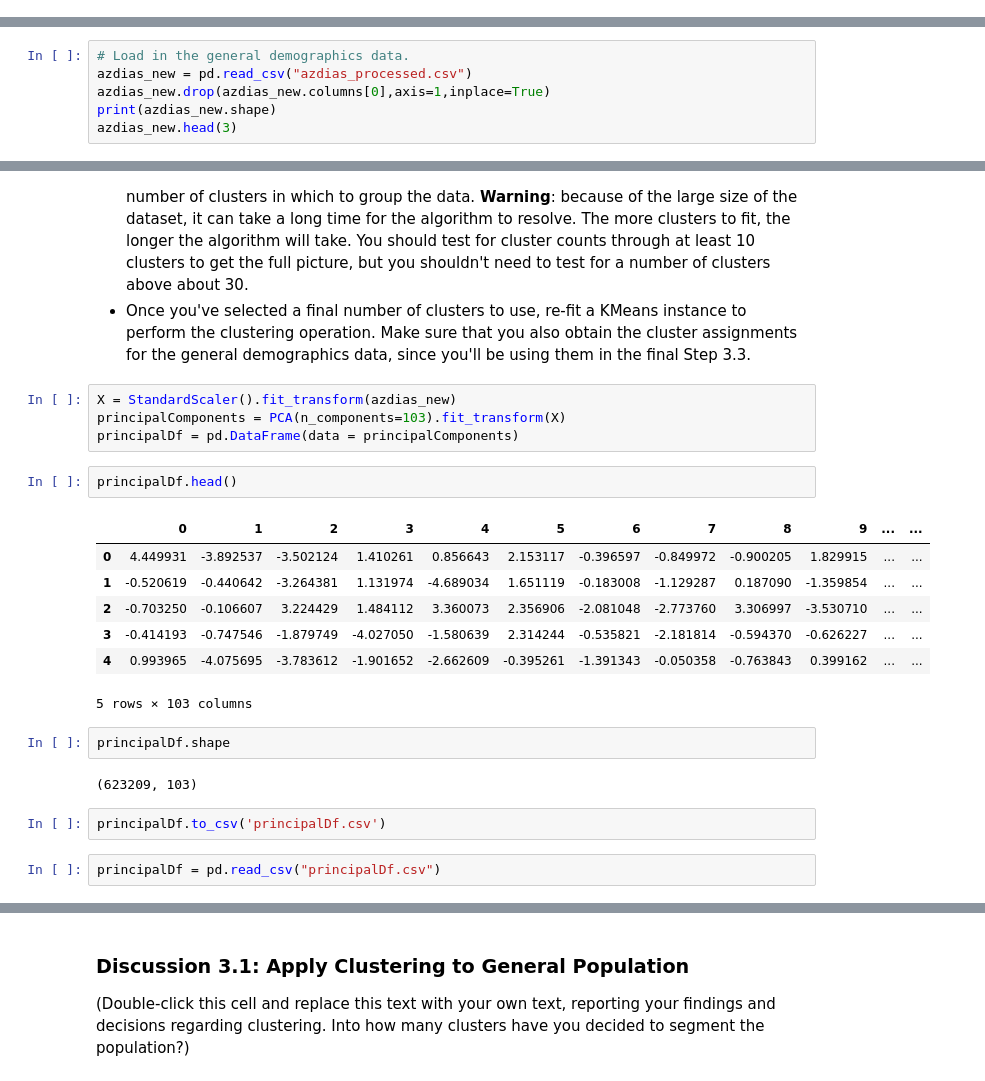
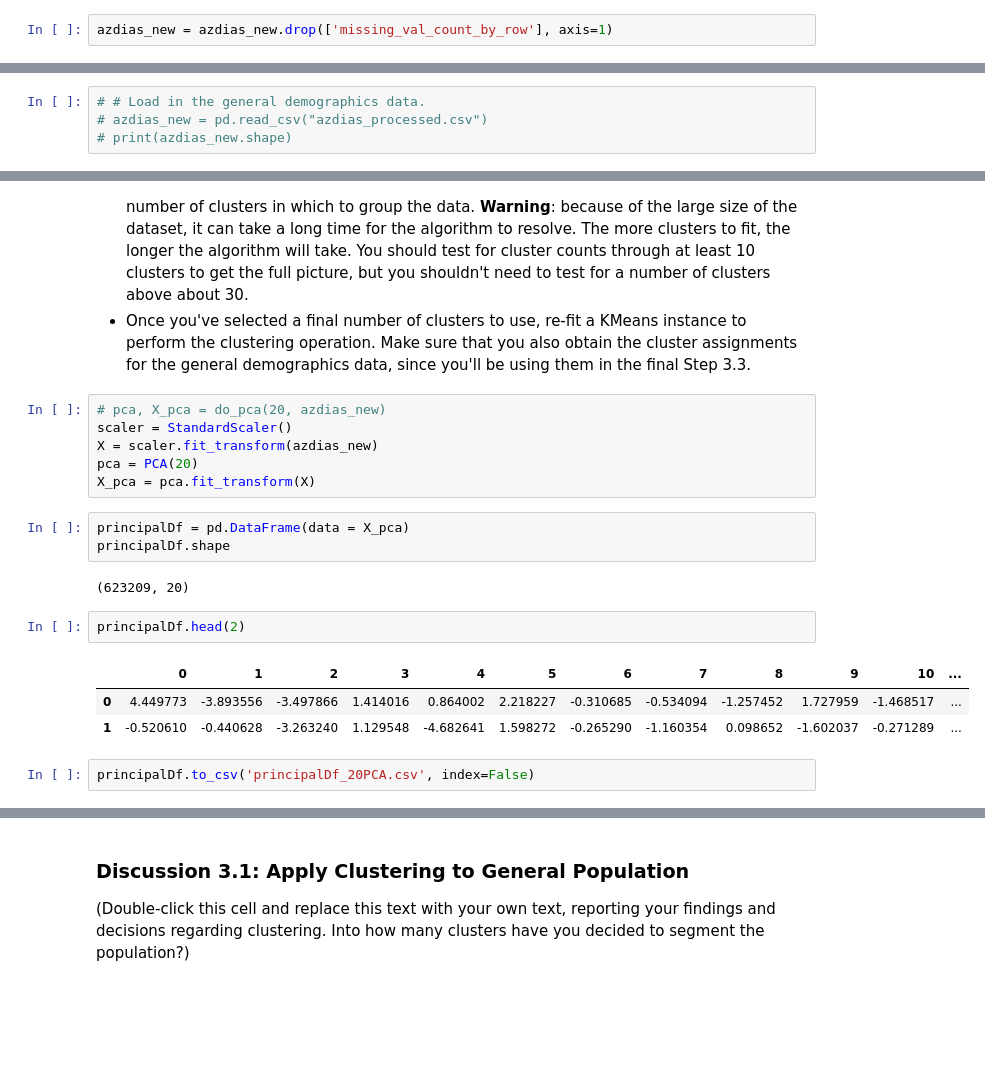
Before and after one commit to jimmyadeline/DSND_Term1, a Jupyter notebook: projects/p3_Identify Customer Segments/Identify_Customer_Segments.ipynb, the cells around one changed output, grey strips where cells are left out. Cells and saved outputs as stored; diff of their text form; blank space fills up the shorter version.

```diff
--- a/projects/p3_Identify Customer Segments/Identify_Customer_Segments.ipynb
+++ b/projects/p3_Identify Customer Segments/Identify_Customer_Segments.ipynb
@@ -594,6 +540,8 @@ def mix_eng(df):
     return df
 # %%
 azdias_new = mix_eng(azdias_new)
+# %%
+azdias_new = azdias_new.drop(['missing_val_count_by_row'], axis=1)
 # %%
 azdias_new.shape
 # %% [output]
@@ -658,8 +601,6 @@ Before we apply dimensionality reduction techniques to the data, we need to perf
 - For the actual scaling function, a [StandardScaler](http://scikit-learn.org/stable/modules/generated/sklearn.preprocessing.StandardScaler.html) instance is suggested, scaling each feature to mean 0 and standard deviation 1.
 - For these classes, you can make use of the `.fit_transform()` method to both fit a procedure to the data as well as apply the transformation to the data at the same time. Don't forget to keep the fit sklearn objects handy, since you'll be applying them to the customer demographics data towards the end of the project.
 # %%
-# Load in the general demographics data.
-azdias_new = pd.read_csv("azdias_processed.csv")
-azdias_new.drop(azdias_new.columns[0],axis=1,inplace=True)
-print(azdias_new.shape)
-azdias_new.head(3)
+# # Load in the general demographics data.
+# azdias_new = pd.read_csv("azdias_processed.csv")
+# print(azdias_new.shape)
@@ -870,25 +803,22 @@ You've assessed and cleaned the demographics data, then scaled and transformed t
 - Then, compute the average difference from each point to its assigned cluster's center. **Hint**: The KMeans object's `.score()` method might be useful here, but note that in sklearn, scores tend to be defined so that larger is better. Try applying it to a small, toy dataset, or use an internet search to help your understanding.
 - Perform the above two steps for a number of different cluster counts. You can then see how the average distance decreases with an increasing number of clusters. However, each additional cluster provides a smaller net benefit. Use this fact to select a final number of clusters in which to group the data. **Warning**: because of the large size of the dataset, it can take a long time for the algorithm to resolve. The more clusters to fit, the longer the algorithm will take. You should test for cluster counts through at least 10 clusters to get the full picture, but you shouldn't need to test for a number of clusters above about 30.
 - Once you've selected a final number of clusters to use, re-fit a KMeans instance to perform the clustering operation. Make sure that you also obtain the cluster assignments for the general demographics data, since you'll be using them in the final Step 3.3.
-# %%
-X = StandardScaler().fit_transform(azdias_new)
-principalComponents = PCA(n_components=103).fit_transform(X)
-principalDf = pd.DataFrame(data = principalComponents)
+# %%
+# pca, X_pca = do_pca(20, azdias_new)
+scaler = StandardScaler()
+X = scaler.fit_transform(azdias_new)
+pca = PCA(20)
+X_pca = pca.fit_transform(X)
+# %%
+principalDf = pd.DataFrame(data = X_pca)
+principalDf.shape
+# %% [output]
+(623209, 20)
 # %%
-principalDf.head()
+principalDf.head(2)
 # %% [output]
-|  | 0 | 1 | 2 | 3 | 4 | 5 | 6 | 7 | 8 | 9 | ... | ... |
-| 0 | 4.449931 | -3.892537 | -3.502124 | 1.410261 | 0.856643 | 2.153117 | -0.396597 | -0.849972 | -0.900205 | 1.829915 | ... | ... |
-| 1 | -0.520619 | -0.440642 | -3.264381 | 1.131974 | -4.689034 | 1.651119 | -0.183008 | -1.129287 | 0.187090 | -1.359854 | ... | ... |
-| 2 | -0.703250 | -0.106607 | 3.224429 | 1.484112 | 3.360073 | 2.356906 | -2.081048 | -2.773760 | 3.306997 | -3.530710 | ... | ... |
-| 3 | -0.414193 | -0.747546 | -1.879749 | -4.027050 | -1.580639 | 2.314244 | -0.535821 | -2.181814 | -0.594370 | -0.626227 | ... | ... |
-| 4 | 0.993965 | -4.075695 | -3.783612 | -1.901652 | -2.662609 | -0.395261 | -1.391343 | -0.050358 | -0.763843 | 0.399162 | ... | ... |
+|  | 0 | 1 | 2 | 3 | 4 | 5 | 6 | 7 | 8 | 9 | 10 | ... |
+| 0 | 4.449773 | -3.893556 | -3.497866 | 1.414016 | 0.864002 | 2.218227 | -0.310685 | -0.534094 | -1.257452 | 1.727959 | -1.468517 | ... |
+| 1 | -0.520610 | -0.440628 | -3.263240 | 1.129548 | -4.682641 | 1.598272 | -0.265290 | -1.160354 | 0.098652 | -1.602037 | -0.271289 | ... |
-5 rows × 103 columns
-# %%
-principalDf.shape
-# %% [output]
-(623209, 103)
 # %%
-principalDf.to_csv('principalDf.csv')
+principalDf.to_csv('principalDf_20PCA.csv', index=False)
-# %%
-principalDf = pd.read_csv("principalDf.csv")
```
Also changed, not shown: parts of 88 cells of this notebook, 1 other file.
